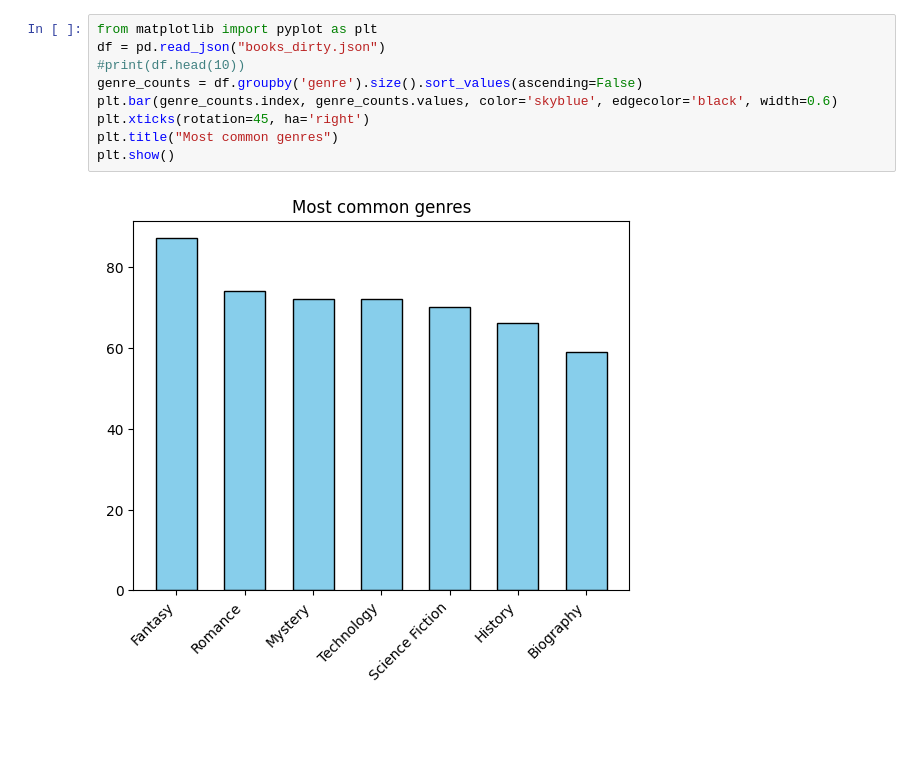
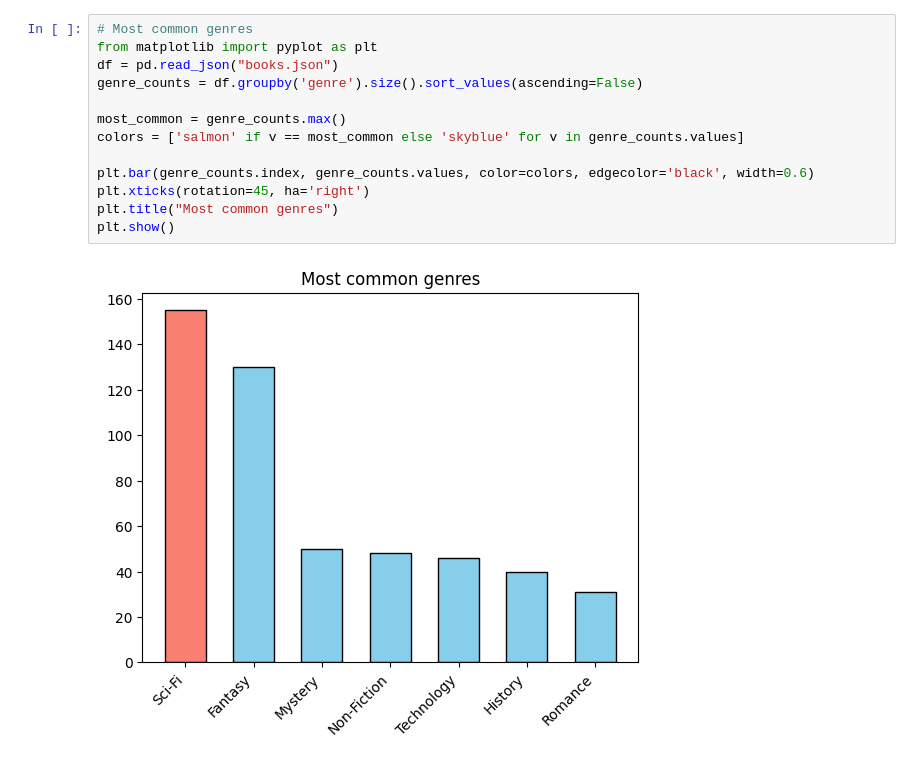
Before and after one commit to amitd8464/my_python_solid_app_amit, a Jupyter notebook: pandas_challenge_jan28.ipynb, the cells around one changed output. Saved outputs shown, nothing was run; the diff lists cells and outputs as text; blank space fills up the shorter version.

Commit message:
added proper json book generators, completed some analytics, established proper dependency inversion for customer interaction repository by creating a Protocol

```diff
--- a/pandas_challenge_jan28.ipynb
+++ b/pandas_challenge_jan28.ipynb
@@ -48,11 +42,15 @@ print(df.size)
 # %%
+# Most common genres
 from matplotlib import pyplot as plt
-df = pd.read_json("books_dirty.json")
-#print(df.head(10))
+df = pd.read_json("books.json")
 genre_counts = df.groupby('genre').size().sort_values(ascending=False)
-plt.bar(genre_counts.index, genre_counts.values, color='skyblue', edgecolor='black', width=0.6)
+
+most_common = genre_counts.max()
+colors = ['salmon' if v == most_common else 'skyblue' for v in genre_counts.values]
+
+plt.bar(genre_counts.index, genre_counts.values, color=colors, edgecolor='black', width=0.6)
 plt.xticks(rotation=45, ha='right')
 plt.title("Most common genres")
 plt.show()
 # %% [output]
-[figure, old version]
+[figure, new version]
```
Also changed, not shown: parts of 3 cells of this notebook, 11 other files.
